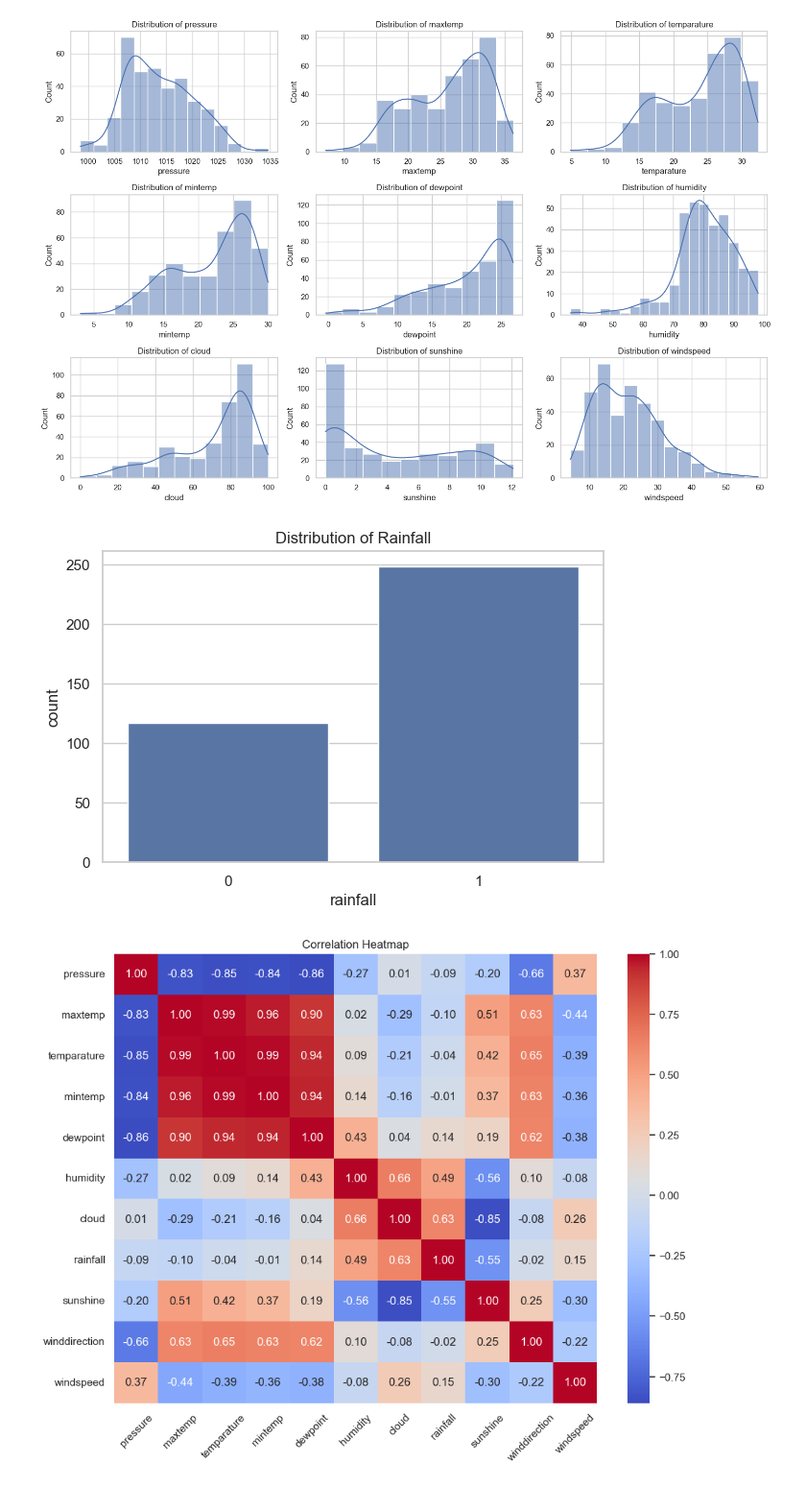
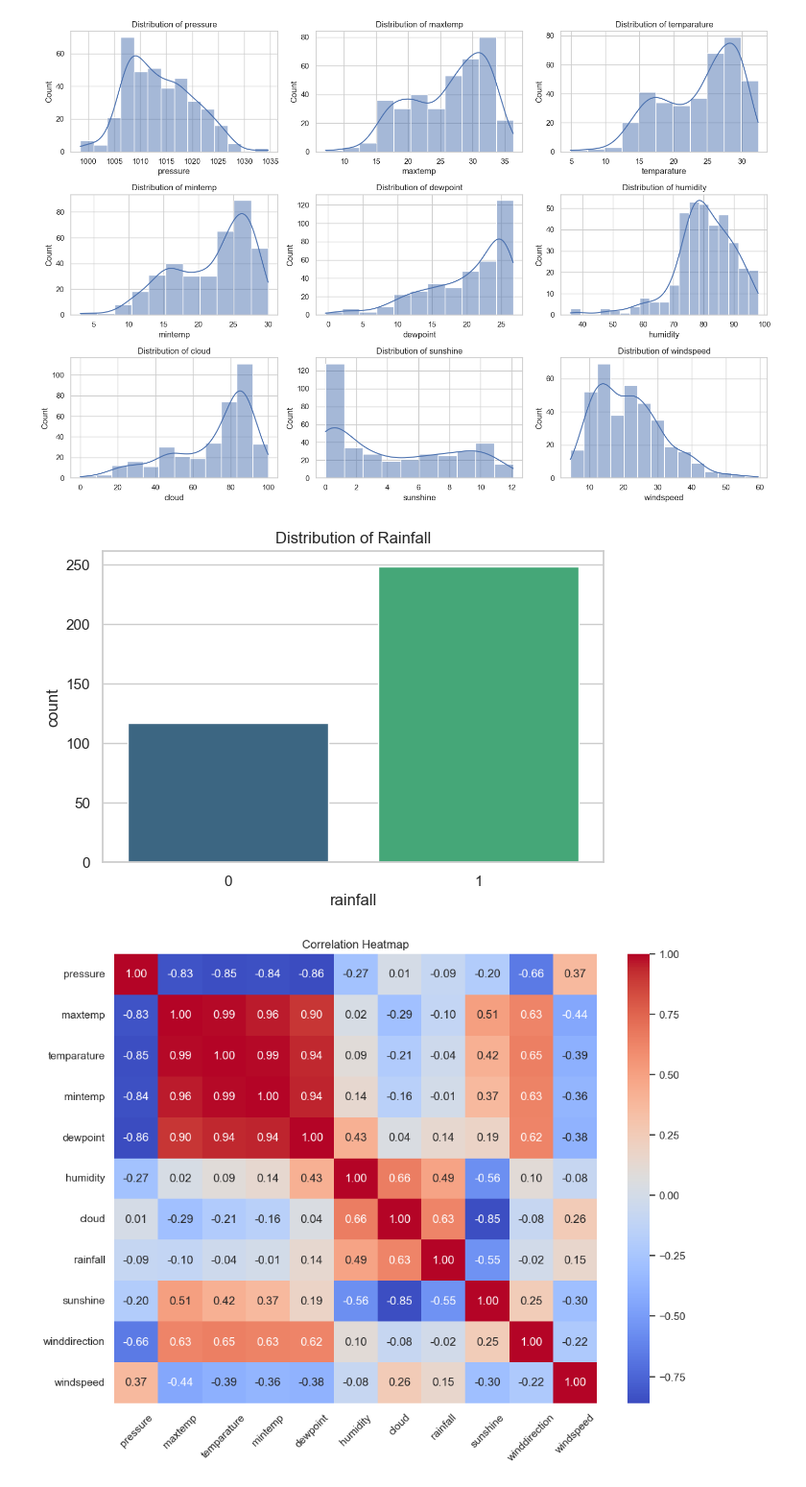
Before and after one commit to BenGJ10/Rainfall-Prediction-Model-Deployment, a Jupyter notebook: Rainfall Prediction.ipynb, the cells around one changed output. Shown at 96% size. Drawn from its saved outputs; the diff is of its cells as text; code cells hidden in the pictures.

```diff
--- a/Rainfall Prediction.ipynb
+++ b/Rainfall Prediction.ipynb
@@ -169,11 +169,11 @@ plt.show()
 [figure]
 # %%
 plt.figure(figsize = (6, 4))
-sns.countplot(x = 'rainfall', data = df)
+sns.countplot(x = 'rainfall', data = df, palette = 'viridis')
 plt.title("Distribution of Rainfall")
 plt.show()
 # %% [output]
-[figure, old version]
+[figure, new version]
 # %%
 # Correlation Matrix
 plt.figure(figsize = (10, 8))
```
Also changed, not shown: parts of 7 cells of this notebook.
